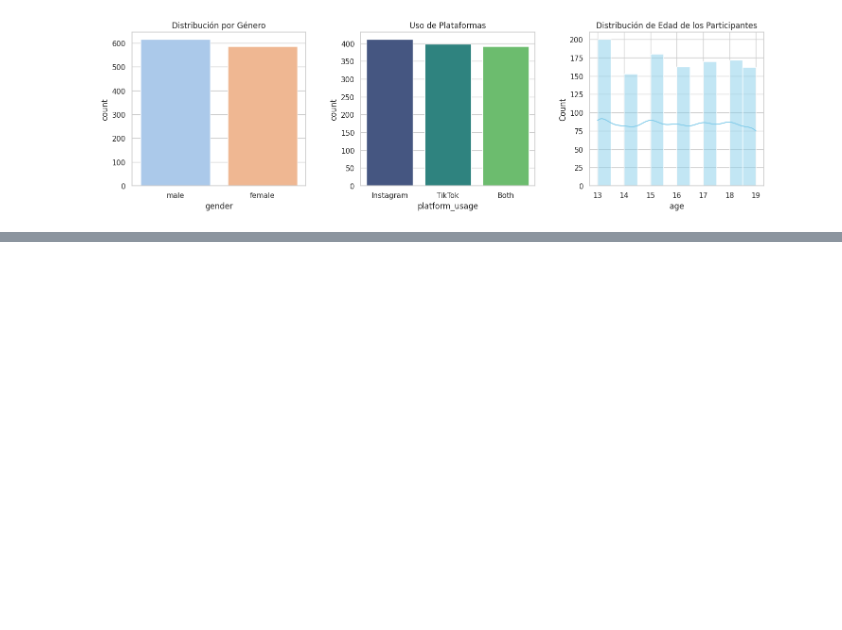
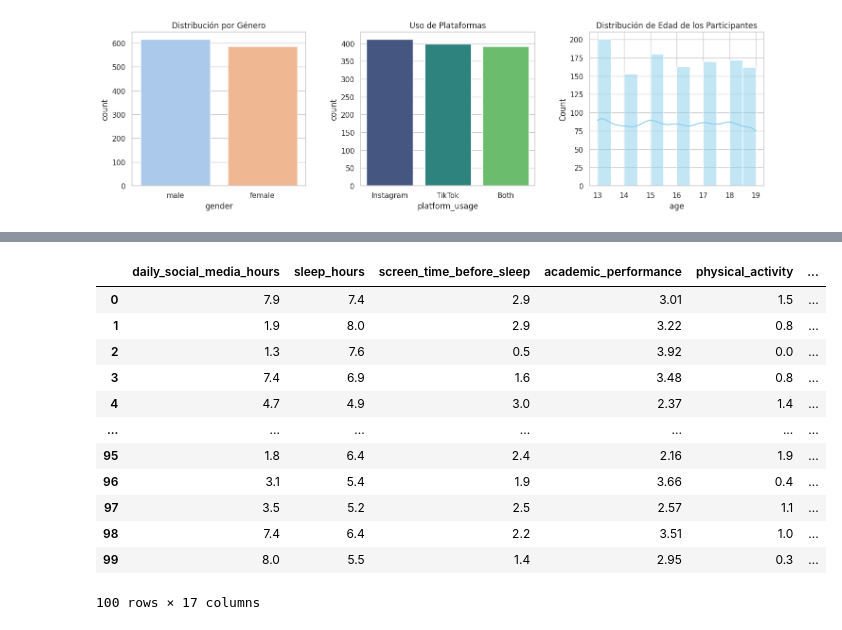
Before and after one commit to EricFlores1808/MINERIA_EF_LS_1, a Jupyter notebook: SocialMediaImpact.ipynb, the cells around one changed output, grey strips where cells are left out. Drawn from its saved outputs; the diff is of its cells as text; code cells hidden in the pictures; blank space fills up the shorter version.

```diff
--- a/SocialMediaImpact.ipynb
+++ b/SocialMediaImpact.ipynb
@@ -143,3 +162,15 @@ Passing `palette` without assigning `hue` is deprecated and will be removed in v
 
   sb.countplot(data=df, x='platform_usage', palette='viridis', ax=ax[1])
 [figure]
+# %%
+# @title Encoding de se interaccion social
+ohe = OneHotEncoder(sparse_output=False)
+social_encoded = ohe.fit_transform(df[['social_interaction_level']])
+
+social_encoded_df = pd.DataFrame(
+    social_encoded,
+    columns=ohe.get_feature_names_out(['social_interaction_level']),
+    index=df.index
+)
+
+print(social_encoded_df.head(10))
@@ -145,0 +246,16 @@ Passing `palette` without assigning `hue` is deprecated and will be removed in v
+# %%
+df_final.head(100)
+# %% [output]
+|  | daily_social_media_hours | sleep_hours | screen_time_before_sleep | academic_performance | physical_activity | ... |
+| 0 | 7.9 | 7.4 | 2.9 | 3.01 | 1.5 | ... |
+| 1 | 1.9 | 8.0 | 2.9 | 3.22 | 0.8 | ... |
+| 2 | 1.3 | 7.6 | 0.5 | 3.92 | 0.0 | ... |
+| 3 | 7.4 | 6.9 | 1.6 | 3.48 | 0.8 | ... |
+| 4 | 4.7 | 4.9 | 3.0 | 2.37 | 1.4 | ... |
+| ... | ... | ... | ... | ... | ... | ... |
+| 95 | 1.8 | 6.4 | 2.4 | 2.16 | 1.9 | ... |
+| 96 | 3.1 | 5.4 | 1.9 | 3.66 | 0.4 | ... |
+| 97 | 3.5 | 5.2 | 2.5 | 2.57 | 1.1 | ... |
+| 98 | 7.4 | 6.4 | 2.2 | 3.51 | 1.0 | ... |
+| 99 | 8.0 | 5.5 | 1.4 | 2.95 | 0.3 | ... |
+100 rows × 17 columns
```
Also changed, not shown: parts of 7 cells of this notebook.
